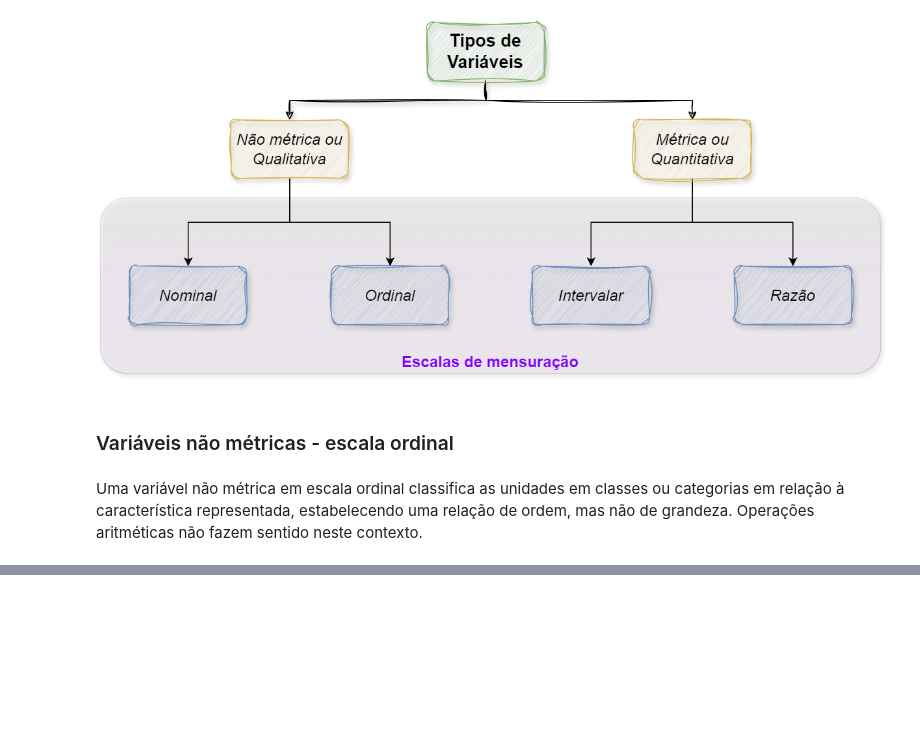
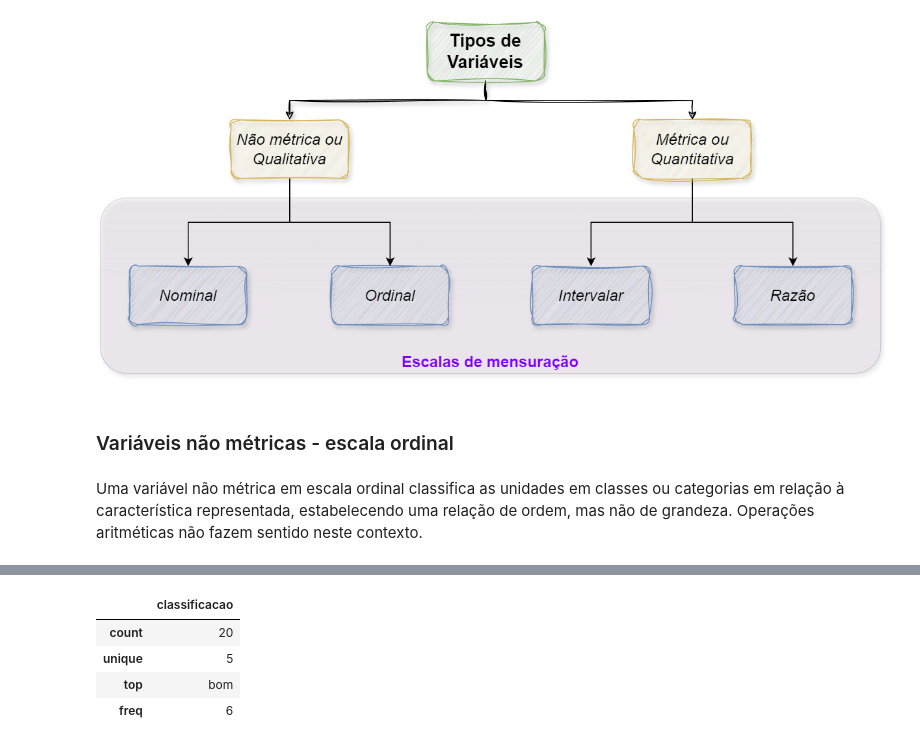
Before and after one commit to PauloViniciusR/Estatistica_dados, a Jupyter notebook: Conceitos fundamentais/05_qualitativas_ordinal.ipynb, the cells around one changed output, grey strips where cells are left out. Saved outputs shown, nothing was run; the diff lists cells and outputs as text; code cells hidden in the pictures; blank space fills up the shorter version.

```diff
--- a/Conceitos fundamentais/05_qualitativas_ordinal.ipynb
+++ b/Conceitos fundamentais/05_qualitativas_ordinal.ipynb
@@ -39,0 +79,8 @@ classificacao_produto = [
+# %%
+df_classificacao.describe()
+# %% [output]
+|  | classificacao |
+| count | 20 |
+| unique | 5 |
+| top | bom |
+| freq | 6 |
```
Also changed, not shown: parts of 12 cells of this notebook.
